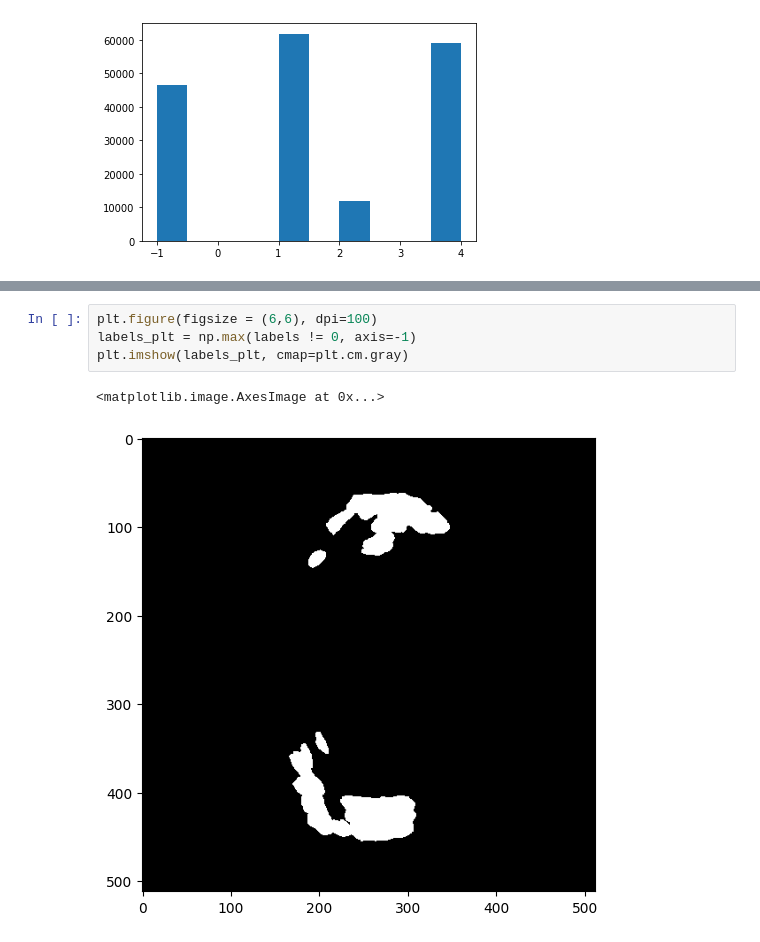
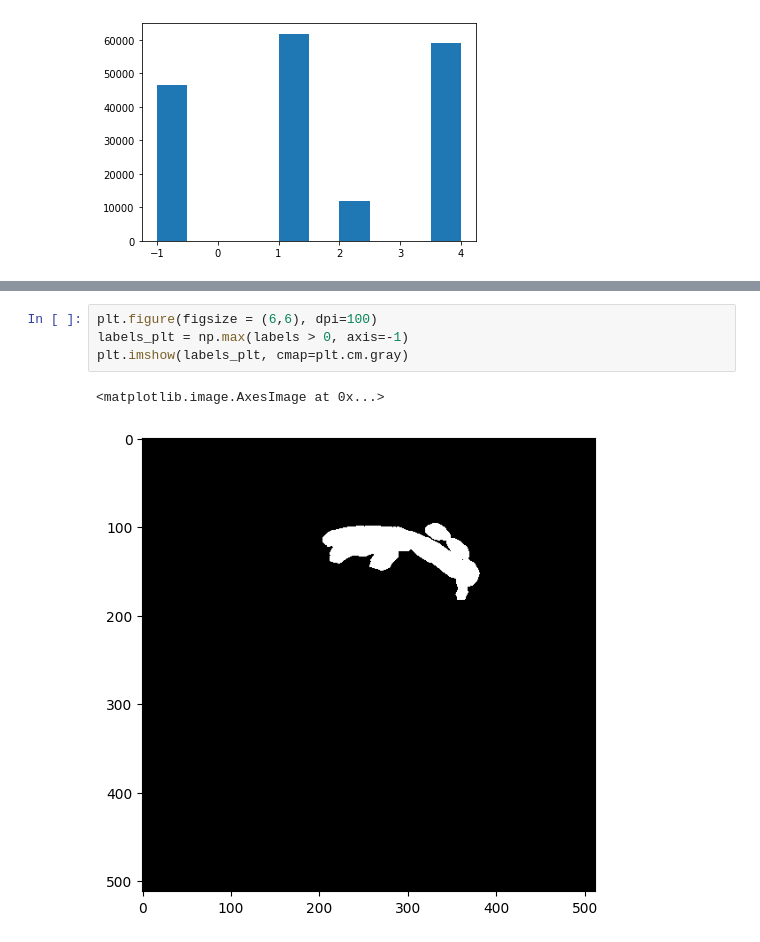
Before and after one commit to snme/fasterrib, a Jupyter notebook: data_exploration/inference_results.ipynb, the cells around one changed output, grey strips where cells are left out. Saved outputs shown, nothing was run; the diff lists cells and outputs as text.

```diff
--- a/data_exploration/inference_results.ipynb
+++ b/data_exploration/inference_results.ipynb
@@ -70,10 +81,10 @@ plt.hist(prediction.flatten())
 # %%
 plt.figure(figsize = (6,6), dpi=100)
-labels_plt = np.max(labels != 0, axis=-1)
+labels_plt = np.max(labels > 0, axis=-1)
 plt.imshow(labels_plt, cmap=plt.cm.gray)
 # %% [output]
 <matplotlib.image.AxesImage at 0x...>
-[figure, old version]
+[figure, new version]
 # %%
 plt.figure(figsize = (6,6), dpi=100)
 print(prediction.shape)
```
Also changed, not shown: parts of 9 cells of this notebook, 5 other files.
